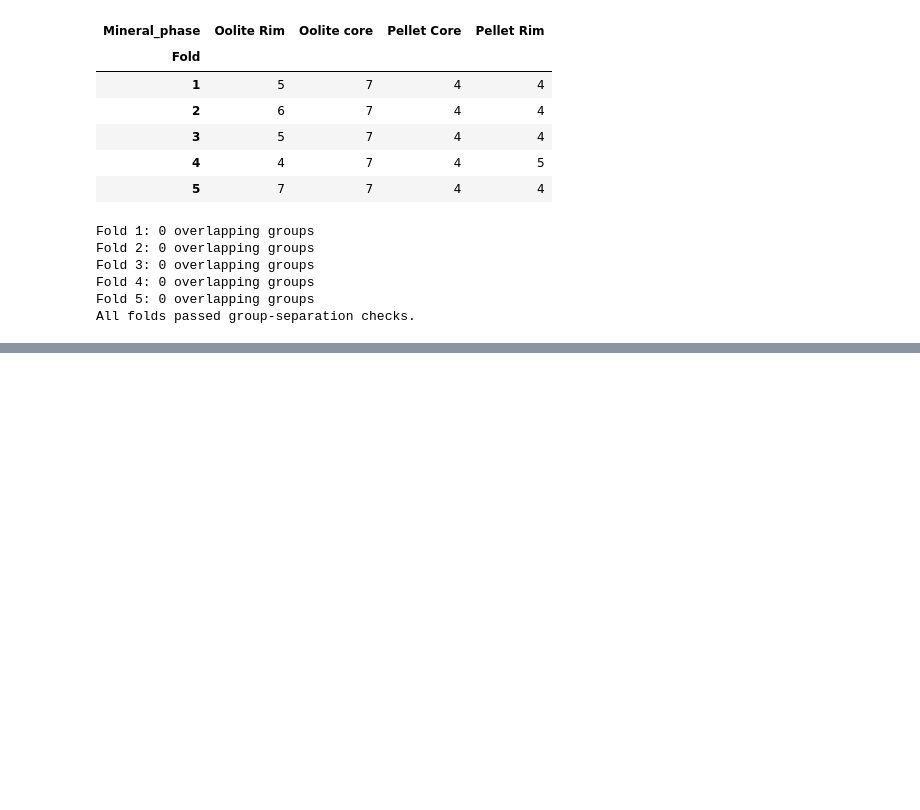
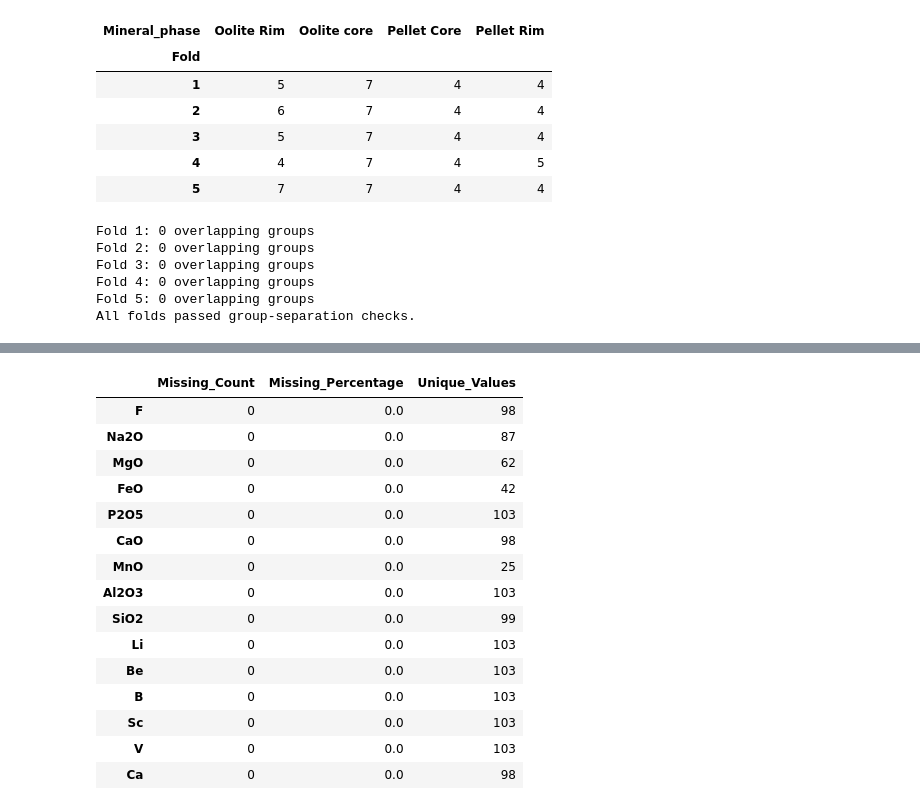
Before and after one commit to MassamAli5/DS_4, a Jupyter notebook: notebooks/01_data_inspection.ipynb, the cells around one changed output, grey strips where cells are left out. Cells and saved outputs as stored; diff of their text form; code cells hidden in the pictures; blank space fills up the shorter version.

```diff
--- a/notebooks/01_data_inspection.ipynb
+++ b/notebooks/01_data_inspection.ipynb
@@ -925,0 +1030,84 @@ All folds passed group-separation checks.
+# %%
+
+# 25. Prepare and inspect candidate geochemical predictors
+
+import numpy as np
+import pandas as pd
+
+# EPMA major-element measurements
+epma_features = [
+    "F", "Na2O", "MgO", "FeO", "P2O5",
+    "CaO", "MnO", "Al2O3", "SiO2"
+]
+
+# LA-ICP-MS trace-element measurements
+la_icpms_features = [
+    "Li", "Be", "B", "Sc", "V", "Ca", "Cr",
+    "Co", "Ni", "Cu", "Zn", "Ga", "Ge", "As",
+    "Se", "Rb", "Sr", "Zr", "Nb", "Mo", "Ag",
+    "Cd", "In", "Sn", "Sb", "Cs", "Ba", "Hf",
+    "Ta", "W", "Au", "Tl", "Bi", "Pb", "Th",
+    "U", "La", "Ce", "Pr", "Nd", "Sm", "Eu",
+    "Gd", "Tb", "Dy", "Y", "Ho", "Er", "Tm",
+    "Yb", "Lu"
+]
+
+candidate_features = epma_features + la_icpms_features
+
+# Verify all predictors are available
+missing_features = [
+    col for col in candidate_features
+    if col not in data.columns
+]
+
+assert not missing_features, (
+    f"Unavailable predictors: {missing_features}"
+)
+
+assert len(candidate_features) == len(set(candidate_features)), (
+    "Duplicate predictor names detected."
+)
+
+# Create feature matrix and target
+X = data[candidate_features].apply(
+    pd.to_numeric, errors="coerce"
+).replace([np.inf, -np.inf], np.nan)
+
+y = data["Mineral_phase"]
+
+print("Observations:", X.shape[0])
+print("Candidate predictors:", X.shape[1])
+print("Target classes:", y.nunique())
+print("Missing measurements:", X.isna().sum().sum())
+
+# Assess predictor quality
+feature_quality = pd.DataFrame({
+    "Missing_Count": X.isna().sum(),
+    "Missing_Percentage": (
+        X.isna().mean() * 100
+    ).round(2),
+    "Unique_Values": X.nunique(dropna=True)
+})
+
+print("\nPredictors with 100% missing values:")
+print(
+    feature_quality.index[
+        feature_quality["Missing_Percentage"] == 100
+    ].tolist()
+)
+
+print("\nPredictors with one or fewer unique values:")
+print(
+    feature_quality.index[
+        feature_quality["Unique_Values"] <= 1
+    ].tolist()
+)
+
+print("\nTop 15 predictors by missing values:")
+display(
+    feature_quality.sort_values(
+        "Missing_Percentage",
+        ascending=False
+    ).head(15)
+)
+# %% [output]
@@ -925,0 +1126,16 @@ All folds passed group-separation checks.
+|  | Missing_Count | Missing_Percentage | Unique_Values |
+| F | 0 | 0.0 | 98 |
+| Na2O | 0 | 0.0 | 87 |
+| MgO | 0 | 0.0 | 62 |
+| FeO | 0 | 0.0 | 42 |
+| P2O5 | 0 | 0.0 | 103 |
+| CaO | 0 | 0.0 | 98 |
+| MnO | 0 | 0.0 | 25 |
+| Al2O3 | 0 | 0.0 | 103 |
+| SiO2 | 0 | 0.0 | 99 |
+| Li | 0 | 0.0 | 103 |
+| Be | 0 | 0.0 | 103 |
+| B | 0 | 0.0 | 103 |
+| Sc | 0 | 0.0 | 103 |
+| V | 0 | 0.0 | 103 |
+| Ca | 0 | 0.0 | 98 |
```
Also changed, not shown: parts of 20 cells of this notebook, 28 other files.
